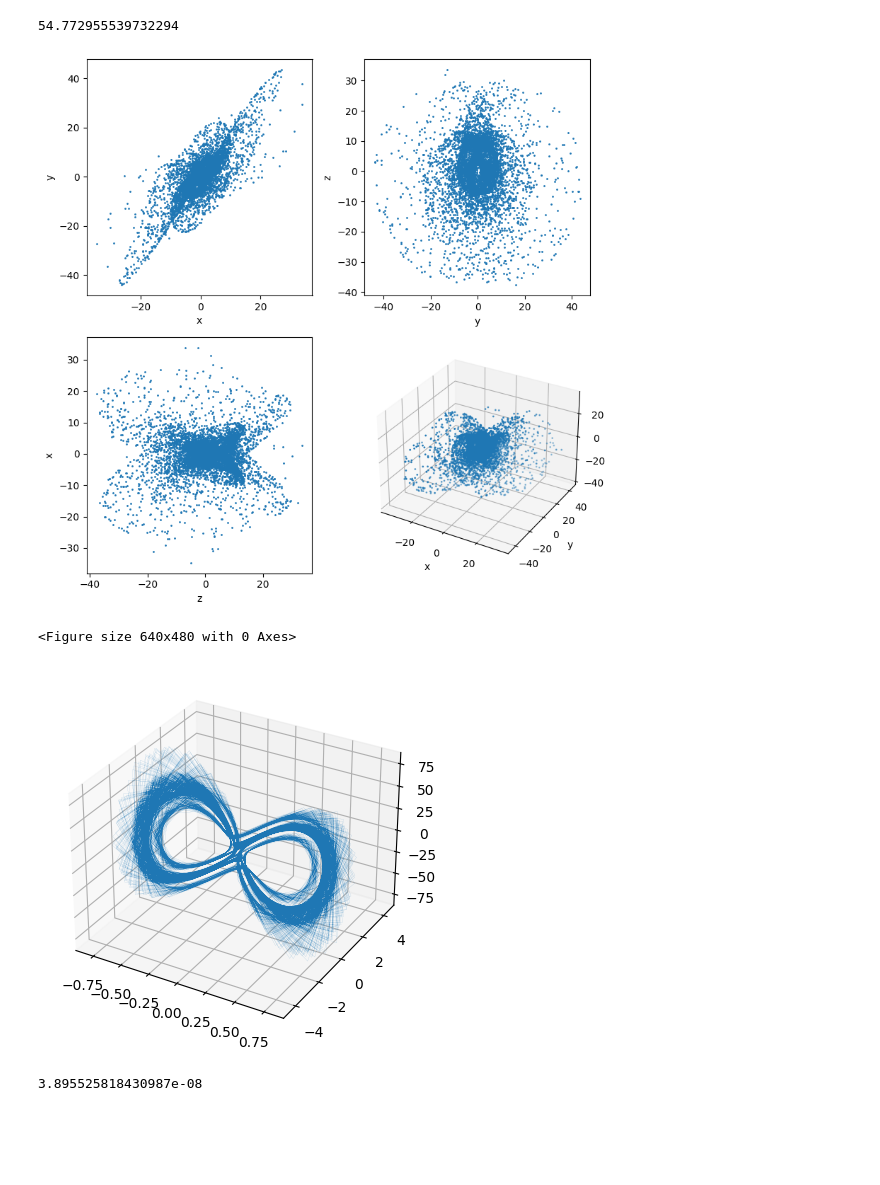
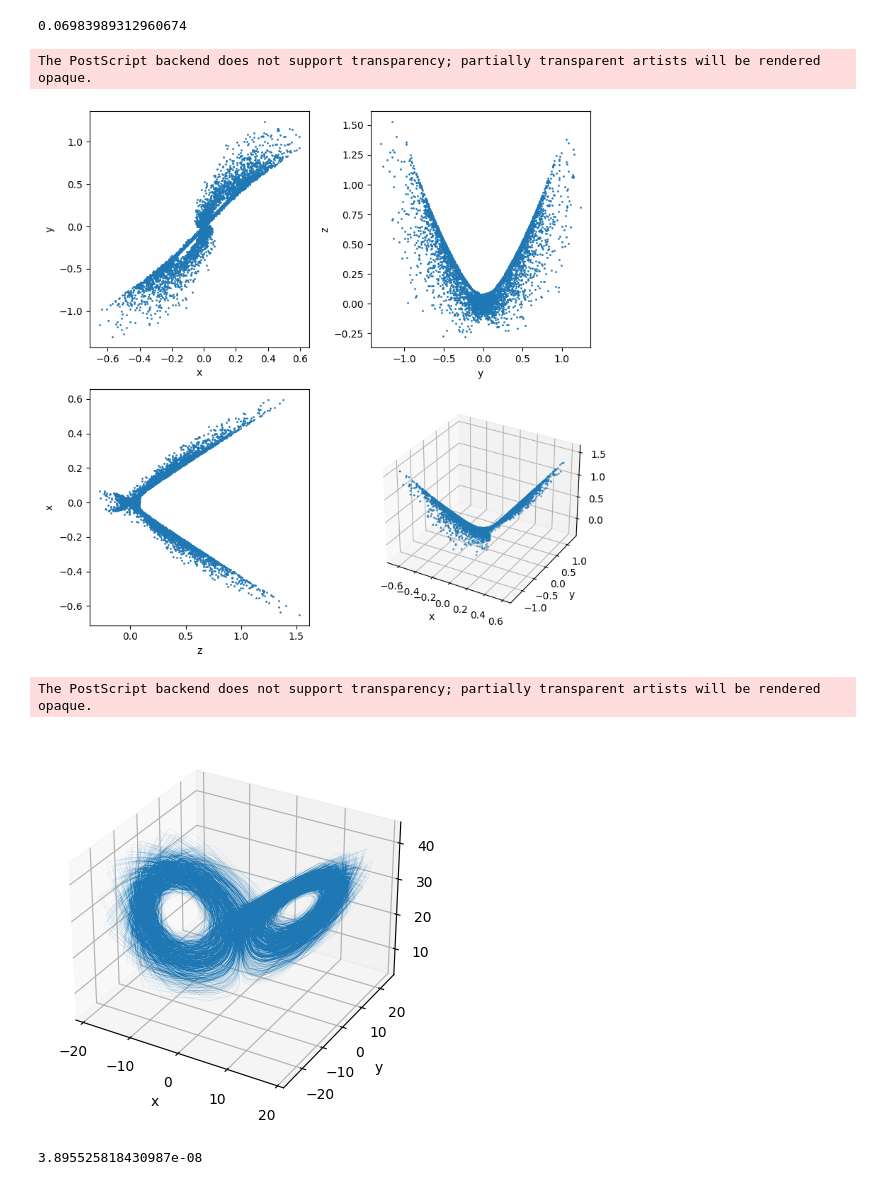
Before and after one commit to arianna-cox/chaotic-systems-ml, a Jupyter notebook: plot_3D_systems.ipynb, the cells around one changed output. Cells and saved outputs as stored; diff of their text form; code cells hidden in the pictures; blank space fills up the shorter version.

```diff
--- a/plot_3D_systems.ipynb
+++ b/plot_3D_systems.ipynb
@@ -26,14 +26,14 @@ system = 'Lorentz'
 number_data_points = 10000
 time_span = 5
 time_step = 0.1
-number_timesteps_predict = 10
+number_timesteps_predict = 1
 
 name = f"{system}_{number_data_points}"
-filename = f'data_dictionaries/data_{name}.npy'
+filename = f'data_dictionaries/data_std0_{name}.npy'
 
 dictionary = np.load(filename, allow_pickle=True).item()
 t = np.arange(0, time_span, time_step)
-c = 50
+c = 100
 
 # Scale the data back up
 maximum_allowed = 100
@@ -42,7 +42,7 @@ prediction = dictionary[f'timesteps_{number_timesteps_predict}']["x_transformati
 delta = prediction[:-number_timesteps_predict,:] - s[number_timesteps_predict:,:]
 print((delta**2).mean())
 # %% [output]
-54.772955539732294
+0.06983989312960674
 # %%
 # i = 0
 # s = all_s[i, :, :]
@@ -128,19 +128,25 @@ for i, ax in enumerate(axes.flat):
 plt.tight_layout()
 
 # Show the plot
+plt.savefig(f'delta_{system}_c{str(c)}_timesteps_{number_timesteps_predict}.eps', dpi=300, format='eps', bbox_inches='tight')
 plt.show()
-plt.savefig(f'delta_{system}_c{str(c)}_timesteps_{number_timesteps_predict}.png', dpi=300, format='png')
-            # , bbox_inches='tight')
 # %% [output]
+The PostScript backend does not support transparency; partially transparent artists will be rendered opaque.
-[figure, old version]
+[figure, new version]
-<Figure size 640x480 with 0 Axes>
 # %%
 ax = plt.figure().add_subplot(projection='3d')
 ax.plot(s[:,0], s[:,1], s[:,2], linewidth=0.05)
+ax.set_xlabel('x')
+ax.set_ylabel('y')
+ax.set_zlabel('z')
+
 # ax.scatter(all_s[i,-1,0], all_s[i,-1,1], all_s[i,-1,2], color = 'r')
+# plt.savefig('Lorenz_std0_3D.eps', format='eps')
+plt.savefig('Lorenz_std0_3D.eps', format='eps', bbox_inches="tight", pad_inches=0.05, dpi=600)
 plt.show()
 # %% [output]
+The PostScript backend does not support transparency; partially transparent artists will be rendered opaque.
-[figure, old version]
+[figure, new version]
 # %%
 ax = plt.figure().add_subplot(projection='3d')
 ax.scatter(all_s[:,0,0], all_s[:,0,1], all_s[:,0,2], linewidth=0.2)
```
Also changed, not shown: 50 other files.
